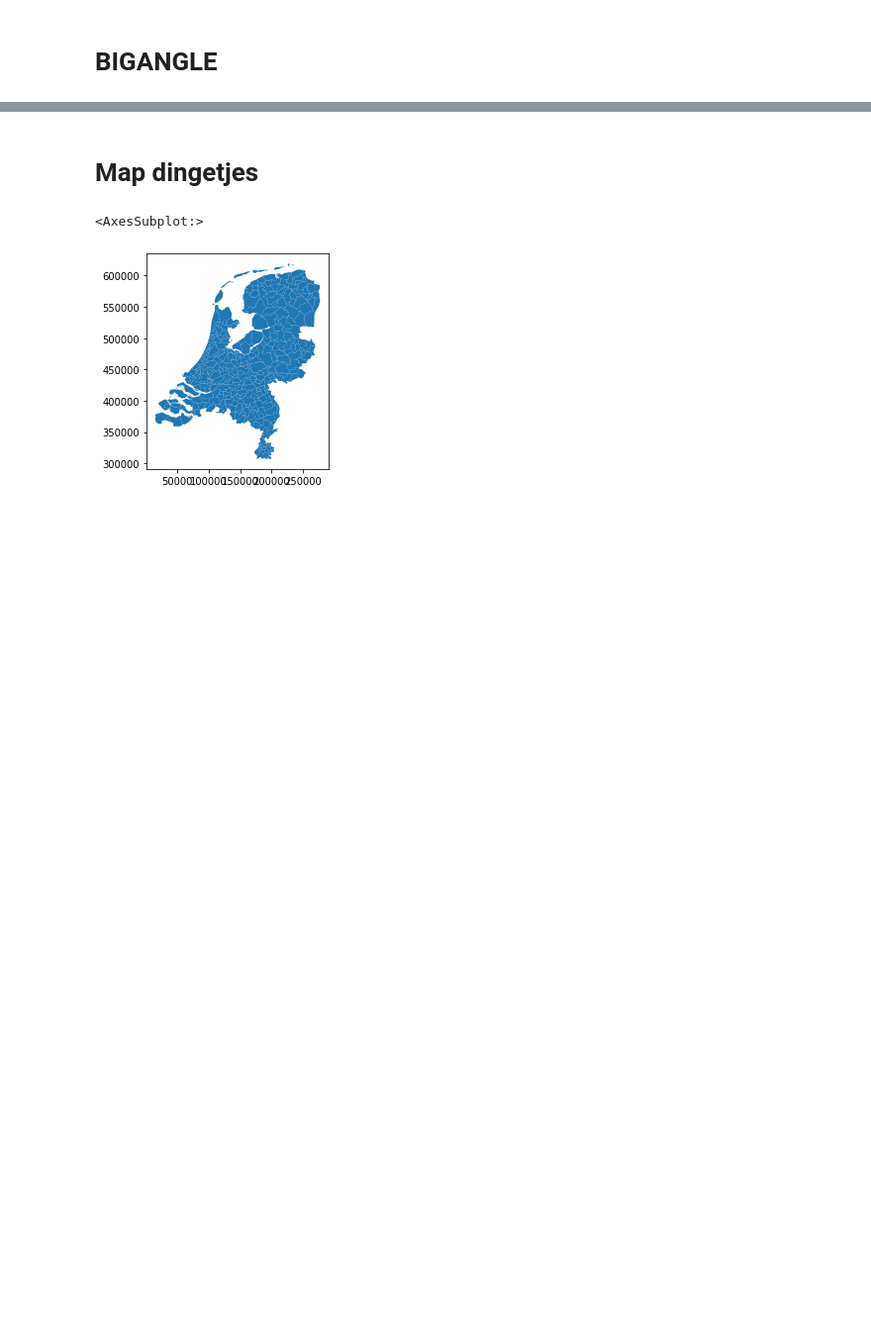
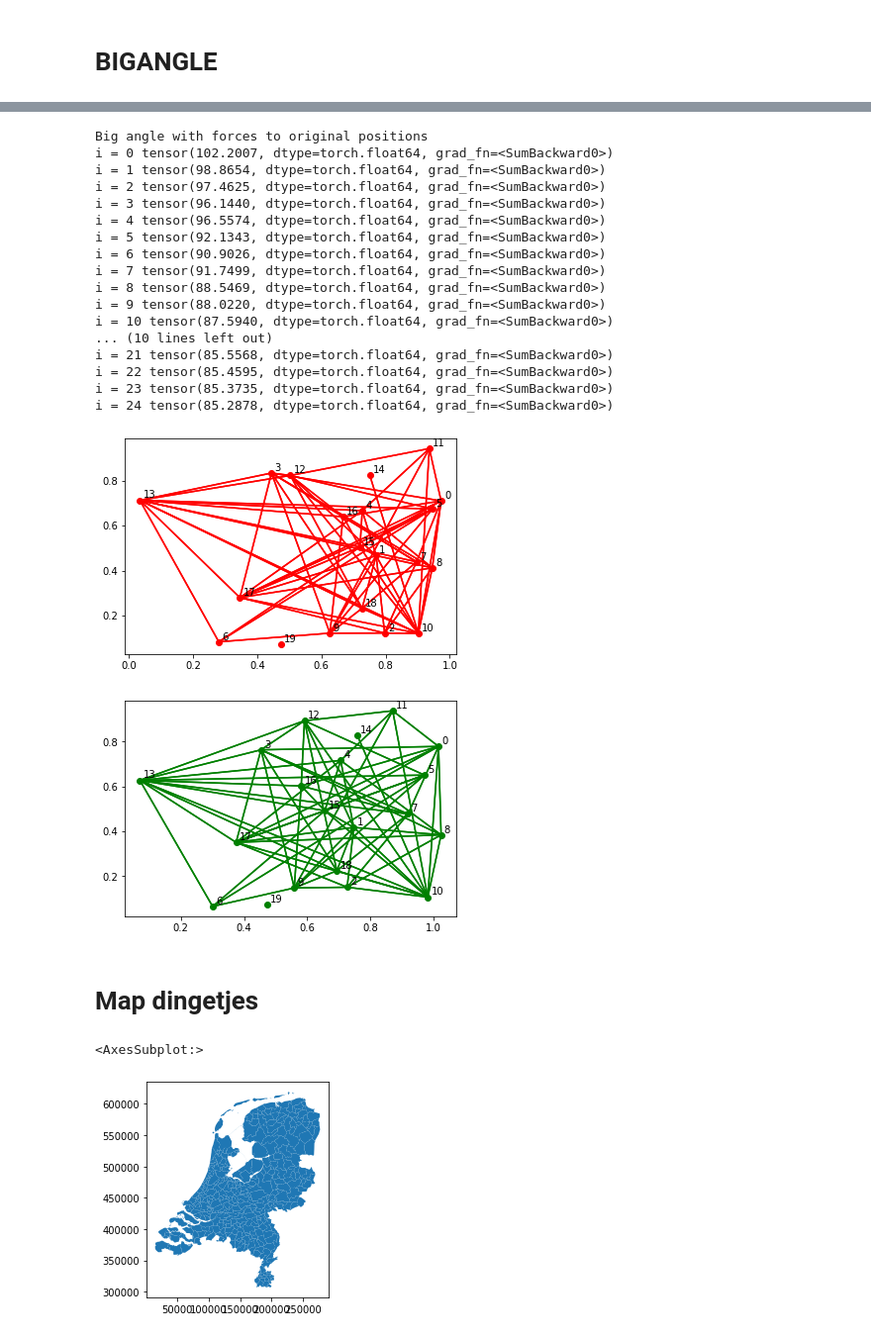
Before and after one commit to chclam/PrettyGD, a Jupyter notebook: graph_drawing_playground.ipynb, the cells around one changed output, grey strips where cells are left out. Shown at 99% size. Saved outputs shown, nothing was run; the diff lists cells and outputs as text; code cells hidden in the pictures; blank space fills up the shorter version.

```diff
--- a/graph_drawing_playground.ipynb
+++ b/graph_drawing_playground.ipynb
@@ -125,3 +125,34 @@ Combined
+# %%
+from importlib import reload
+
+reload(ly)
+
+print('Big angle with forces to original positions')
+W2 = ly.bigangle(V, adj_V, N=25, C0=0, C1=0.001, C2=0, C3=0.001, F2V=False)
+gd.draw(V, adj_V, 'r')
+plt.show()
+gd.draw(W2, adj_V, 'g')
+plt.show()
+# %% [output]
+Big angle with forces to original positions
+i = 0 tensor(102.2007, dtype=torch.float64, grad_fn=<SumBackward0>)
+i = 1 tensor(98.8654, dtype=torch.float64, grad_fn=<SumBackward0>)
+i = 2 tensor(97.4625, dtype=torch.float64, grad_fn=<SumBackward0>)
+i = 3 tensor(96.1440, dtype=torch.float64, grad_fn=<SumBackward0>)
+i = 4 tensor(96.5574, dtype=torch.float64, grad_fn=<SumBackward0>)
+i = 5 tensor(92.1343, dtype=torch.float64, grad_fn=<SumBackward0>)
+i = 6 tensor(90.9026, dtype=torch.float64, grad_fn=<SumBackward0>)
+i = 7 tensor(91.7499, dtype=torch.float64, grad_fn=<SumBackward0>)
+i = 8 tensor(88.5469, dtype=torch.float64, grad_fn=<SumBackward0>)
+i = 9 tensor(88.0220, dtype=torch.float64, grad_fn=<SumBackward0>)
+i = 10 tensor(87.5940, dtype=torch.float64, grad_fn=<SumBackward0>)
+... (10 lines left out)
+i = 21 tensor(85.5568, dtype=torch.float64, grad_fn=<SumBackward0>)
+i = 22 tensor(85.4595, dtype=torch.float64, grad_fn=<SumBackward0>)
+i = 23 tensor(85.3735, dtype=torch.float64, grad_fn=<SumBackward0>)
+i = 24 tensor(85.2878, dtype=torch.float64, grad_fn=<SumBackward0>)
+[figure, added]
+[figure, added]
 # %% [markdown]
 # Map dingetjes
 # %%
```
Also changed, not shown: parts of 15 cells of this notebook, 1 other file.
